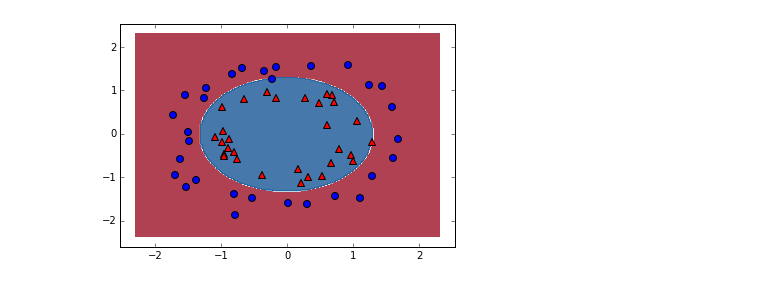
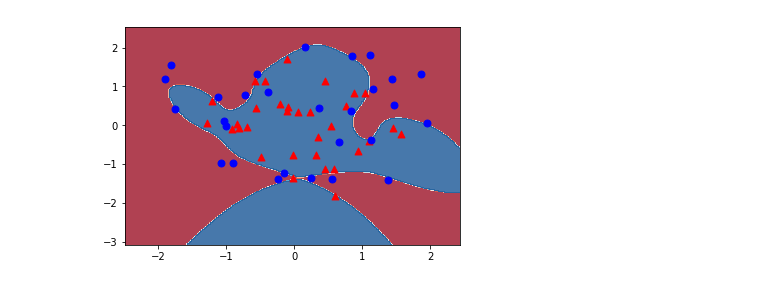
Before and after one commit to ubdsgroup/mlcourse-ub-notebooks, a Jupyter notebook: notebooks/LogisticRegression.ipynb, the cells around one changed output. Cells and saved outputs as stored; diff of their text form; code cells hidden in the pictures.

```diff
--- a/notebooks/LogisticRegression.ipynb
+++ b/notebooks/LogisticRegression.ipynb
@@ -52,7 +53,7 @@ plt.scatter(X_train[y_train==0, 0], X_train[y_train==0, 1], c='b',marker='o',s=4
 h = .02  # step size in the mesh
 
 
-ds = make_circles(noise=0.1, factor=0.6, random_state=1)
+ds = make_circles(noise=0.3, factor=0.6, random_state=1)
 
 # preprocess dataset, split into training and test part
 X, y = ds
@@ -105,14 +95,25 @@ for i in range(p):
+# %%
+# non-linear (polynomial) expansion
+p = 10
+pf = PolynomialFeatures(degree=p,include_bias=False)
+
+pf = pf.fit(X_train)
+X_train_p = pf.transform(X_train)
+
+X_test = np.c_[xx.ravel(), yy.ravel()]
+pf = pf.fit(X_test)
+X_test_p = pf.transform(X_test)
 # %%
-clf = LogisticRegression(C=1e5)
-clf.fit(mX_train, y_train)
-mZ = clf.predict(maa)
+clf = LogisticRegression(C=1e20)
+clf.fit(X_train_p, y_train)
+mZ = clf.predict(X_test_p)
 mZ = mZ.reshape(xx.shape)
 plt.contourf(xx, yy, mZ, cmap=cm, alpha=.8)
 
 # Plot also the training points
 plt.scatter(X_train[y_train==1, 0], X_train[y_train==1, 1], c='r',marker='^',s=48)
 plt.scatter(X_train[y_train==0, 0], X_train[y_train==0, 1], c='b',marker='o',s=48)
 
 plt.show()
 # %% [output]
-[figure, old version]
+[figure, new version]
```
Also changed, not shown: parts of 6 cells of this notebook, 1 other file.
